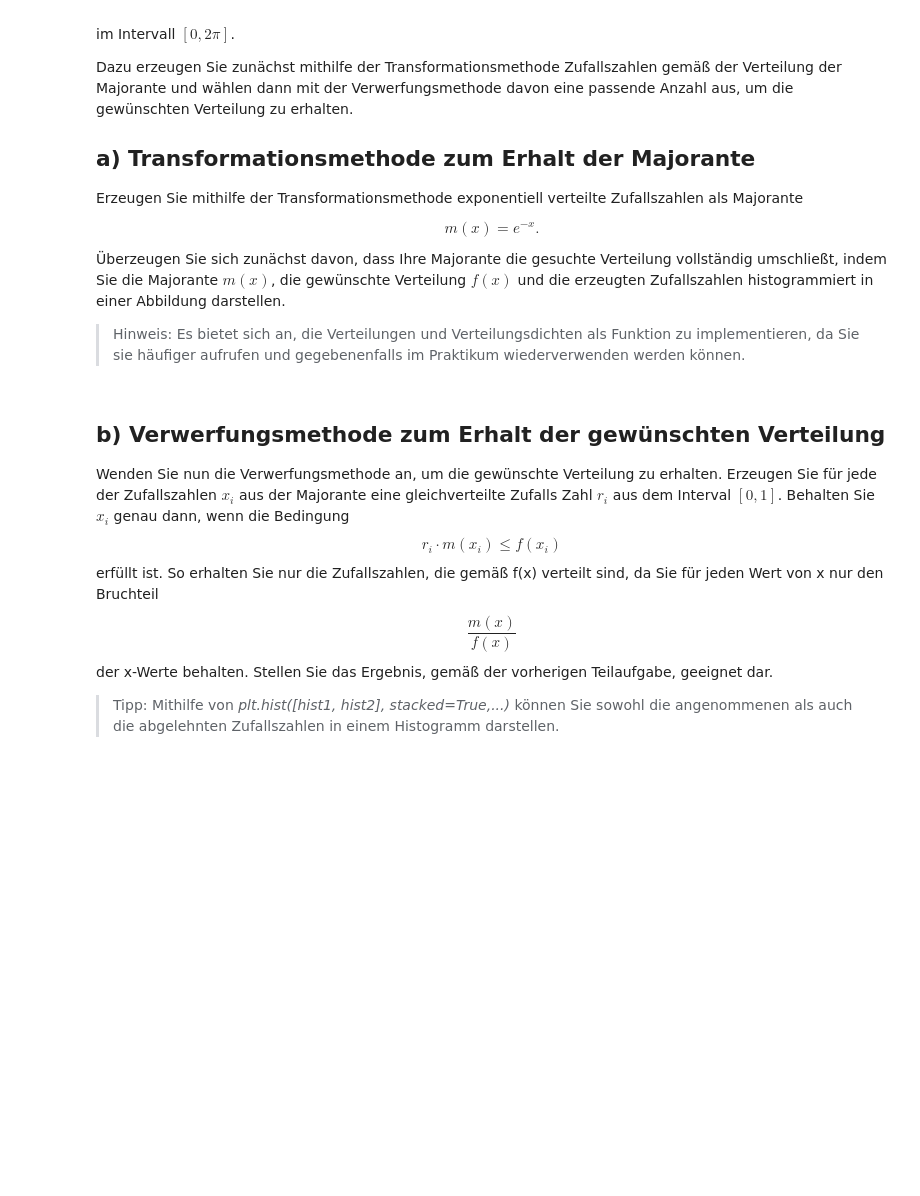
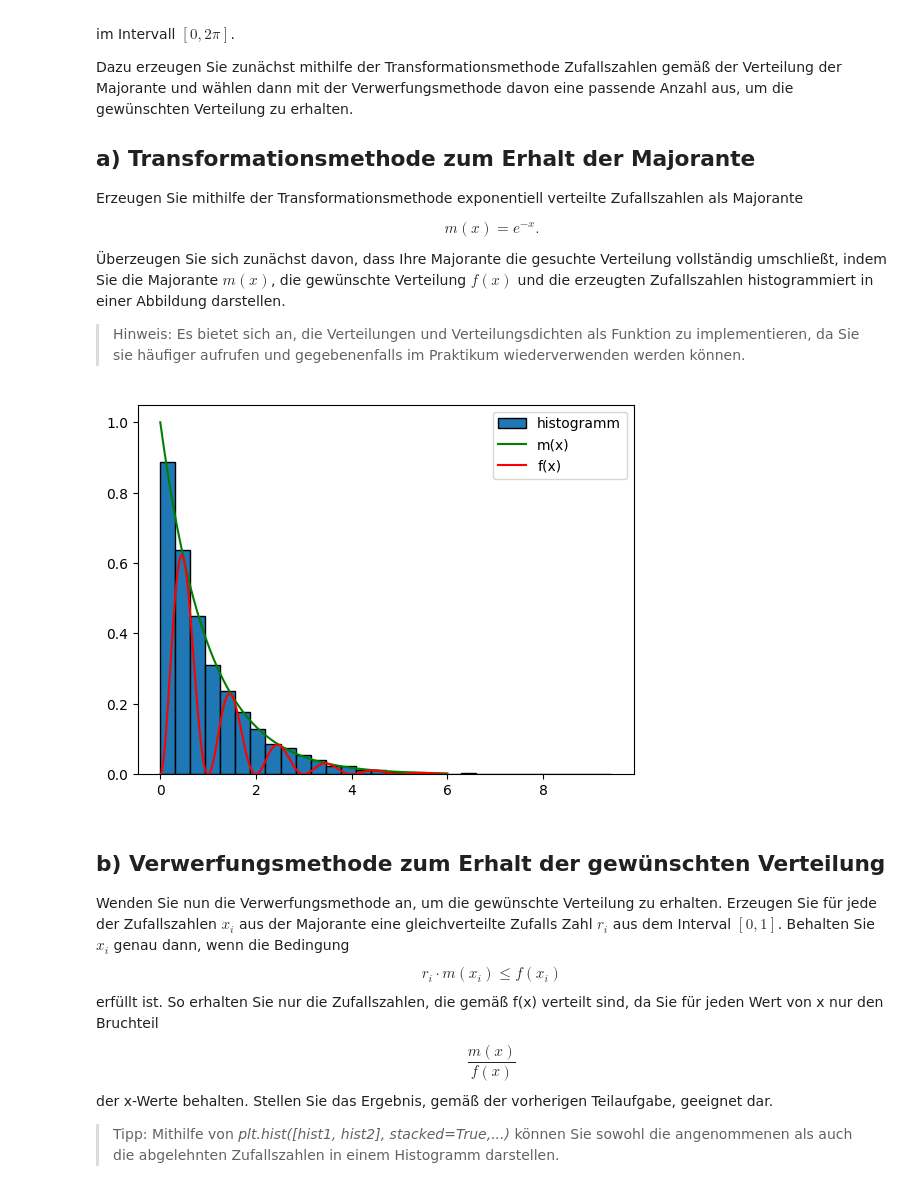
Before and after one commit to Jay-M1/Statistical_Data_Science, a Jupyter notebook: Blatt02.ipynb, the cells around one changed output. Saved outputs shown, nothing was run; the diff lists cells and outputs as text; code cells hidden in the pictures; blank space fills up the shorter version.

```diff
--- a/Blatt02.ipynb
+++ b/Blatt02.ipynb
@@ -303,3 +295,28 @@ $$
+# %%
+# build functions f(x), m(x) and PDF of m(x)
+
+def f(x):
+    return np.sin(np.pi*x)**2 * np.exp(-x)
+
+def m(x):
+    return np.exp(-x)
+
+def trafo_m(x):
+    return np.log(1/(1-x))
+
+# sample majorant
+
+continuous = np.linspace(0, 6, 10000)
+sample = trafo_m(uniform)
+
+# plot functions and random number
+plt.hist(sample, bins=30, density=True, label='histogramm', ec='black')  # plot histogramm
+plt.plot(continuous, m(continuous), label='m(x)', color='green')  # plot m(x)
+plt.plot(continuous, f(continuous), label='f(x)', color='red')  # plot f(x)
+_ = plt.legend()
+# plt.plot(continuous, pdf_m(continuous), label='pdf m(x)', color='green')  # plot pdf m(x)
+# %% [output]
+[figure, added]
 # %% [markdown]
 ## b) Verwerfungsmethode zum Erhalt der gewünschten Verteilung
 
```
Also changed, not shown: parts of 3 cells of this notebook.
